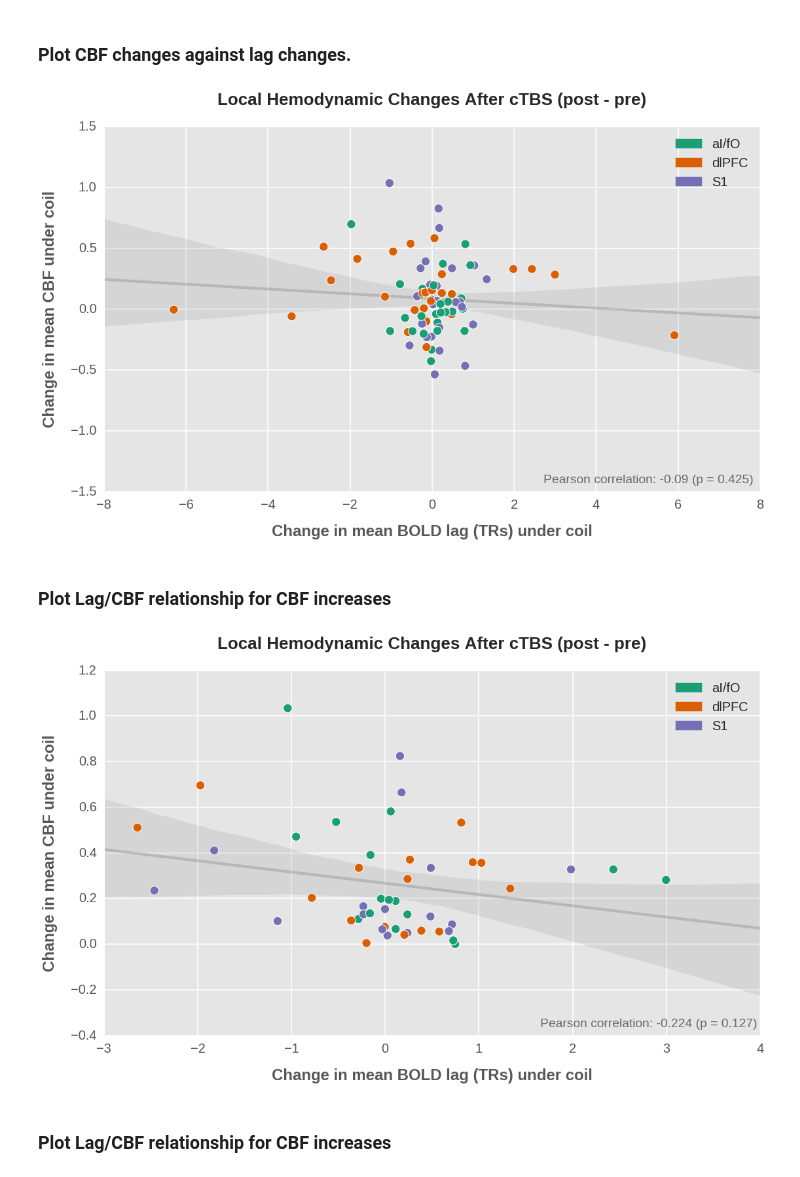
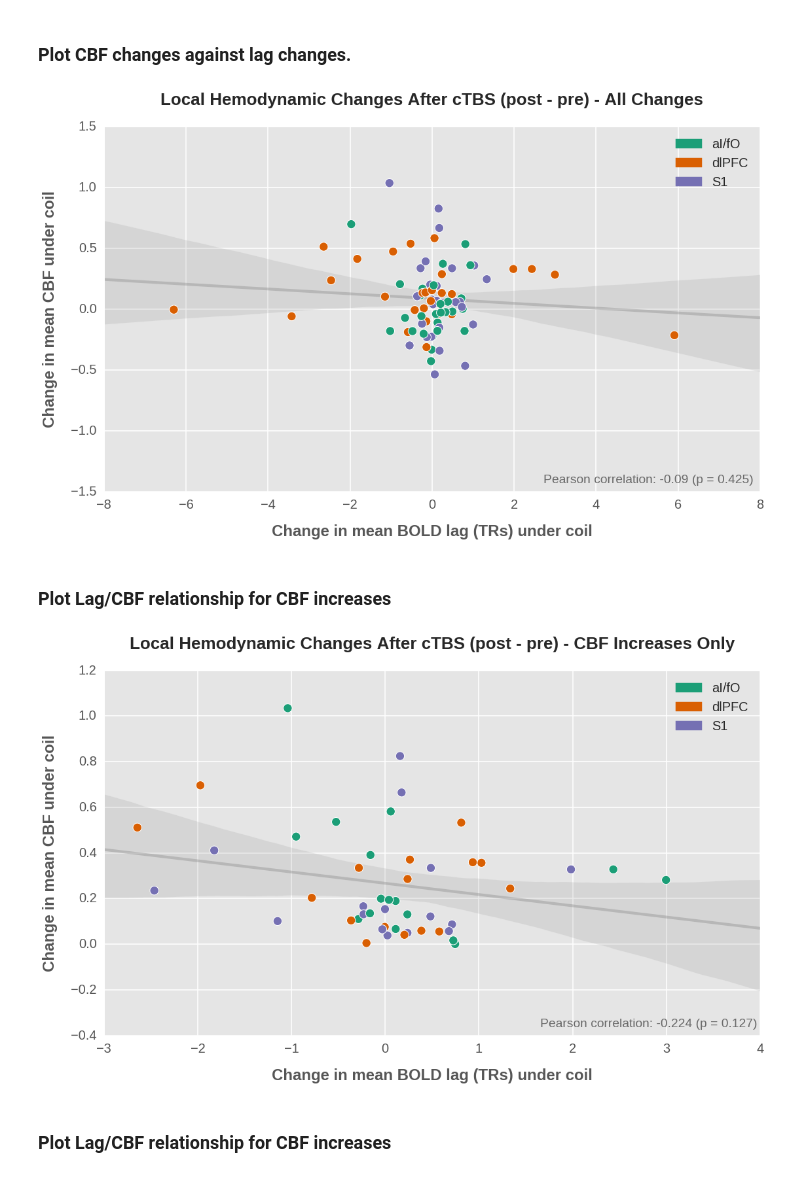
Before and after one commit to danlurie/ctbs_lag, a Jupyter notebook: Megarest Lag Maps - Minimal Preproc Exploration.ipynb, the cells around one changed output. Saved outputs shown, nothing was run; the diff lists cells and outputs as text; code cells hidden in the pictures.

```diff
--- a/Megarest Lag Maps - Minimal Preproc Exploration.ipynb
+++ b/Megarest Lag Maps - Minimal Preproc Exploration.ipynb
@@ -349,7 +365,7 @@ fig.text(.802, 0.15, reg_label,horizontalalignment='center', verticalalignment='
          transform = ax.transAxes, color='dimgray')
 
 plt.tick_params(which='both', labelsize=20)
-ax.set_title('Local Hemodynamic Changes After cTBS (post - pre)', fontsize=26, fontweight='bold',y=1.05)
+ax.set_title('Local Hemodynamic Changes After cTBS (post - pre) - All Changes', fontsize=26, fontweight='bold',y=1.05)
 ax.set_ylabel('Change in mean CBF under coil', fontsize=24, labelpad=20, fontweight='bold')
 ax.set_xlabel('Change in mean BOLD lag (TRs) under coil', fontsize=24, labelpad=20, fontweight='bold')
 aifo_patch = mpatches.Patch(color='#1b9e77', label='aI/fO')
@@ -358,7 +374,7 @@ s1_patch = mpatches.Patch(color='#7570b3', label='S1')
 plt.legend(handles=[aifo_patch, dlpfc_patch, s1_patch], fontsize=20)
 plt.savefig('figures/change_by_change.svg', facecolor='w')
 # %% [output]
-[figure, old version]
+[figure, new version]
 # %% [markdown]
 ### Plot Lag/CBF relationship for CBF increases
 # %%
@@ -368,31 +384,31 @@ cbf_higher_lag_diff = lag_diff[cbf_higher]
 # %%
 fig, ax = plt.subplots(1, figsize=(16,10))
 s = ax.scatter(cbf_higher_lag_diff, cbf_higher_cbf_diff, c=scatter_colors, s=180, edgecolors='w', linewidths=1)
 plt.setp(s, zorder=10000)
 
 a = sns.regplot(cbf_higher_lag_diff, cbf_higher_cbf_diff, line_kws={'alpha':0.35}, color='gray')
 #a.set_xlim(-4, 4)
 #a.set_ylim(-0.5, 1.5)
 plt.setp(a.artists, zorder=1)
 
 corr, pval = stats.pearsonr(lag_diff[cbf_higher], cbf_diff[cbf_higher])
 reg_label = "Pearson correlation: {0} (p = {1})".format(np.around(corr, decimals=3),
                                                         np.around(pval, decimals=3))
 
 fig.text(.802, 0.15, reg_label,horizontalalignment='center', verticalalignment='center',
          transform = ax.transAxes, color='dimgray')
 
 plt.tick_params(which='both', labelsize=20)
-ax.set_title('Local Hemodynamic Changes After cTBS (post - pre)', fontsize=26, fontweight='bold',y=1.05)
+ax.set_title('Local Hemodynamic Changes After cTBS (post - pre) - CBF Increases Only', fontsize=26, fontweight='bold',y=1.05)
 ax.set_ylabel('Change in mean CBF under coil', fontsize=24, labelpad=20, fontweight='bold')
 ax.set_xlabel('Change in mean BOLD lag (TRs) under coil', fontsize=24, labelpad=20, fontweight='bold')
 aifo_patch = mpatches.Patch(color='#1b9e77', label='aI/fO')
 dlpfc_patch = mpatches.Patch(color='#d95f02', label='dlPFC')
 s1_patch = mpatches.Patch(color='#7570b3', label='S1')
 plt.legend(handles=[aifo_patch, dlpfc_patch, s1_patch], fontsize=20)
 plt.savefig('figures/change_by_change_pos.svg', facecolor='w')
 # %% [output]
-[figure, old version]
+[figure, new version]
 # %% [markdown]
 ### Plot Lag/CBF relationship for CBF increases
 # %%
```
Also changed, not shown: parts of 7 cells of this notebook.
